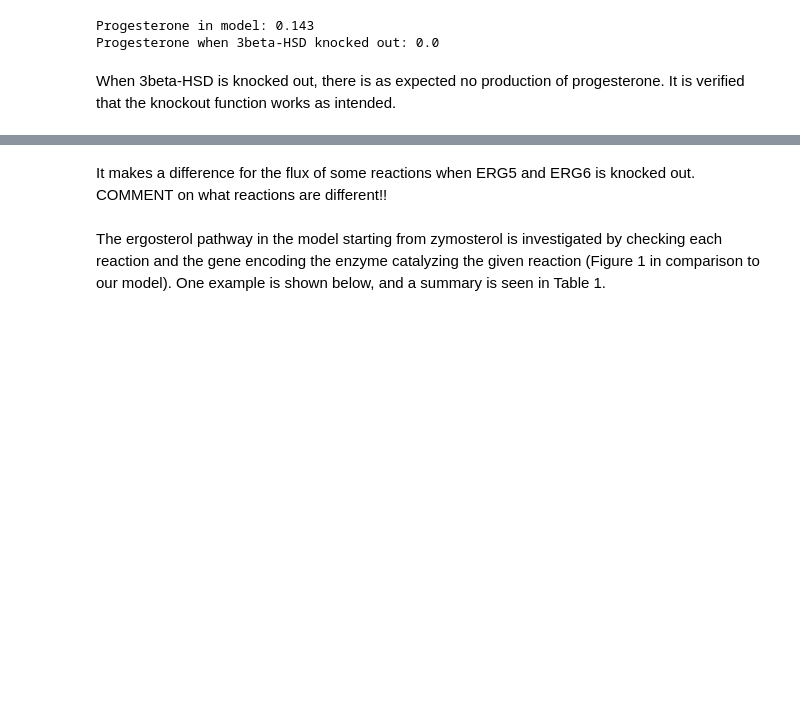
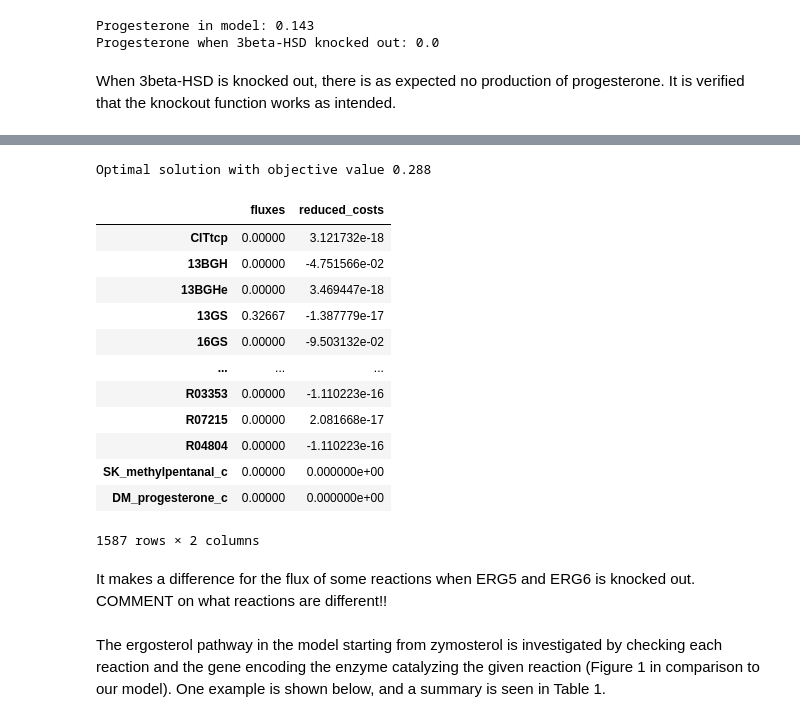
Before and after one commit to 27410/27410-group-assigment-group_3, a Jupyter notebook: 05_knockout_analysis.ipynb, the cells around one changed output, grey strips where cells are left out. Saved outputs shown, nothing was run; the diff lists cells and outputs as text; code cells hidden in the pictures; blank space fills up the shorter version.

```diff
--- a/05_knockout_analysis.ipynb
+++ b/05_knockout_analysis.ipynb
@@ -116,3 +133,20 @@ When 3beta-HSD is knocked out, there is as expected no production of progesteron
+# %%
+model.optimize()
+# %% [output]
+Optimal solution with objective value 0.288
+|  | fluxes | reduced_costs |
+| CITtcp | 0.00000 | 3.121732e-18 |
+| 13BGH | 0.00000 | -4.751566e-02 |
+| 13BGHe | 0.00000 | 3.469447e-18 |
+| 13GS | 0.32667 | -1.387779e-17 |
+| 16GS | 0.00000 | -9.503132e-02 |
+| ... | ... | ... |
+| R03353 | 0.00000 | -1.110223e-16 |
+| R07215 | 0.00000 | 2.081668e-17 |
+| R04804 | 0.00000 | -1.110223e-16 |
+| SK_methylpentanal_c | 0.00000 | 0.000000e+00 |
+| DM_progesterone_c | 0.00000 | 0.000000e+00 |
+1587 rows × 2 columns
 # %%
 #2 Investigate if the knockout of ERG5 and ERG6 influences some reactions
 fluxes = model.optimize().fluxes
```
Also changed, not shown: parts of 12 cells of this notebook.
